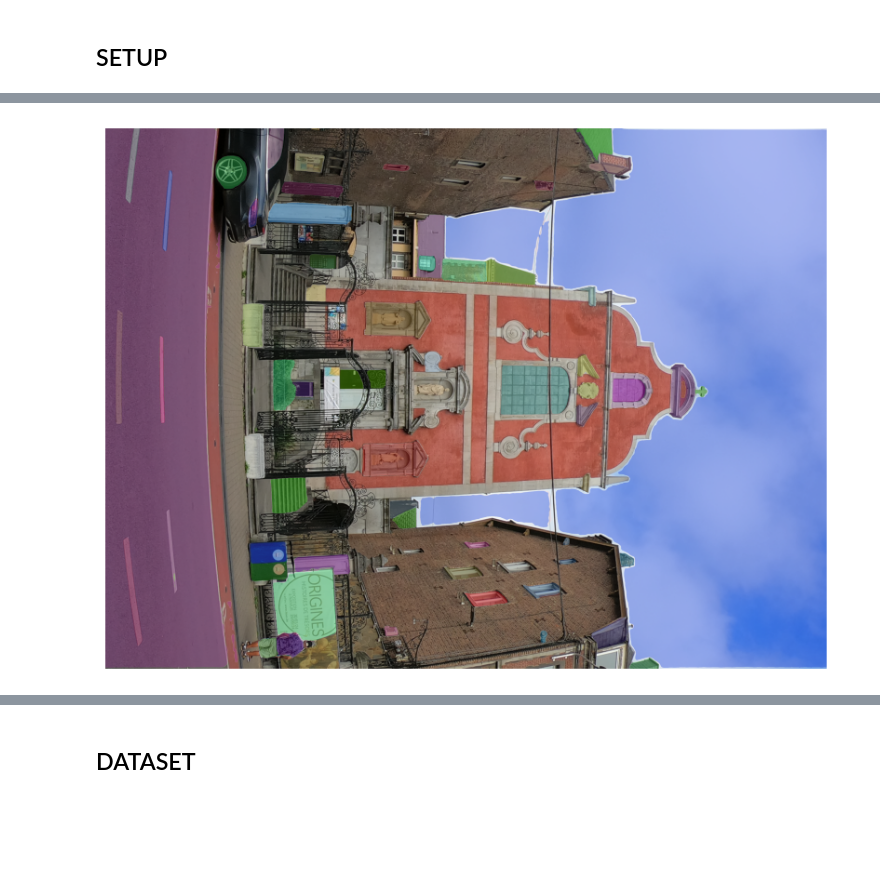
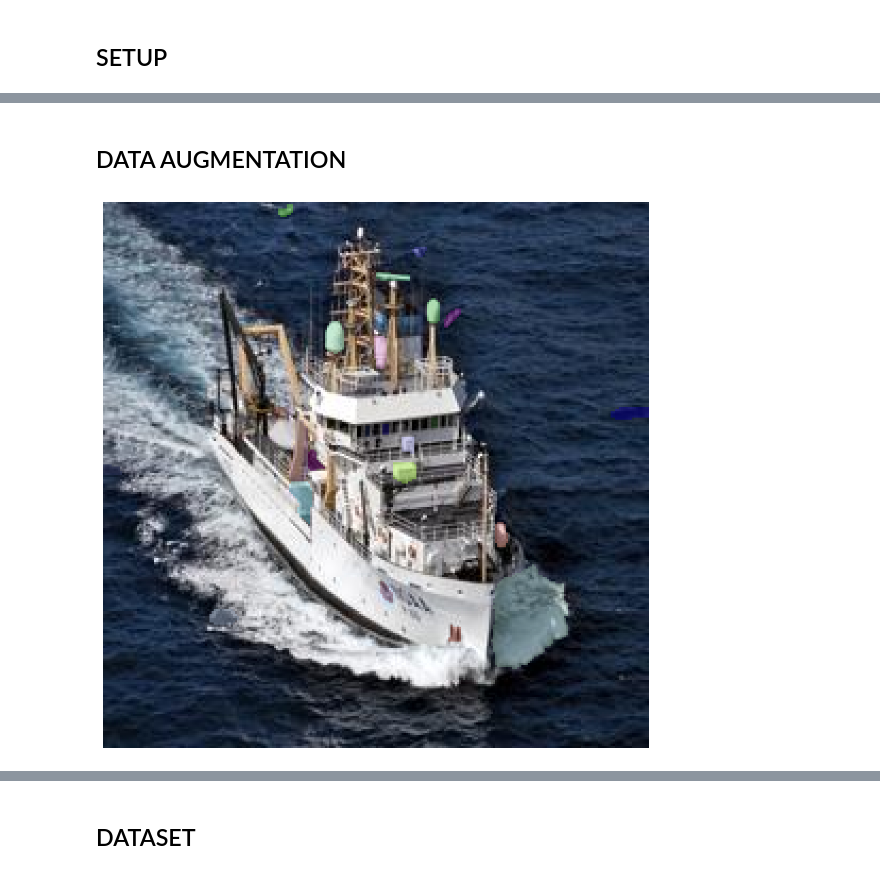
Before and after one commit to eliamirafiori/AML, a Jupyter notebook: group_3.ipynb, the cells around one changed output, grey strips where cells are left out. Cells and saved outputs as stored; diff of their text form; code cells hidden in the pictures; blank space fills up the shorter version.

```diff
--- a/group_3.ipynb
+++ b/group_3.ipynb
@@ -61,4 +60,6 @@ Unzipping ./aml-group-project.zip...
 Unzip complete!
+# %% [markdown]
+## DATA AUGMENTATION
 # %%
 import matplotlib.pyplot as plt
 import numpy as np
@@ -67,7 +68,7 @@ import torch
 from PIL import Image
 from segment_anything import SamPredictor, sam_model_registry, SamAutomaticMaskGenerator
 
-image = np.array(Image.open("./image.JPG").convert("RGB"))
+image = np.array(Image.open("./image.jpg").convert("RGB"))
 
 SAM_MODEL = "vit_b"
 SAM_CHECKPOINT = "sam_vit_b_01ec64.pth"
@@ -78,31 +79,31 @@ sam.to(device=DEVICE)
 predictor = SamPredictor(sam)
 predictor.set_image(image)
 
 mask_generator = SamAutomaticMaskGenerator(sam)
 
 masks = mask_generator.generate(image)
 
 
 def show_anns(anns):
     if len(anns) == 0:
         return
     sorted_anns = sorted(anns, key=(lambda x: x['area']), reverse=True)
     ax = plt.gca()
     ax.set_autoscale_on(False)
 
     img = np.ones((sorted_anns[0]['segmentation'].shape[0], sorted_anns[0]['segmentation'].shape[1], 4))
     img[:,:,3] = 0
     for ann in sorted_anns:
         m = ann['segmentation']
         color_mask = np.concatenate([np.random.random(3), [0.35]])
         img[m] = color_mask
     ax.imshow(img)
 
 
 plt.figure(figsize=(10,10))
 plt.imshow(image)
 show_anns(masks)
 plt.axis('off')
 plt.show()
 # %% [output]
-[figure, old version]
+[figure, new version]
```
Also changed, not shown: parts of 12 cells of this notebook.
